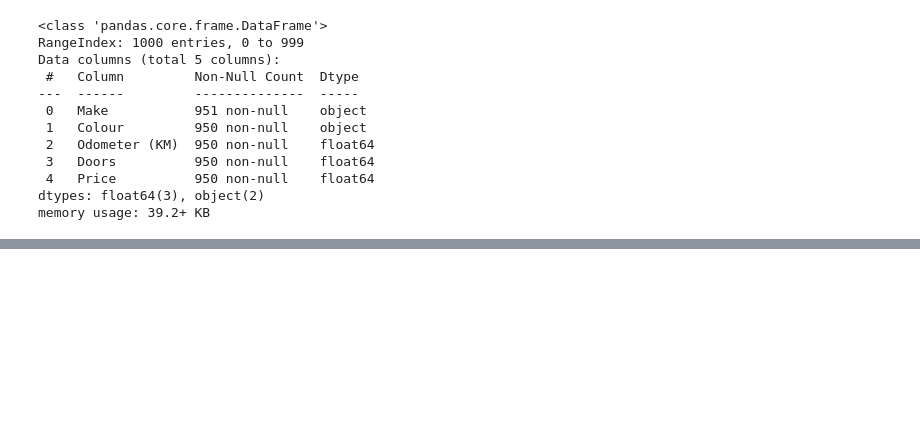
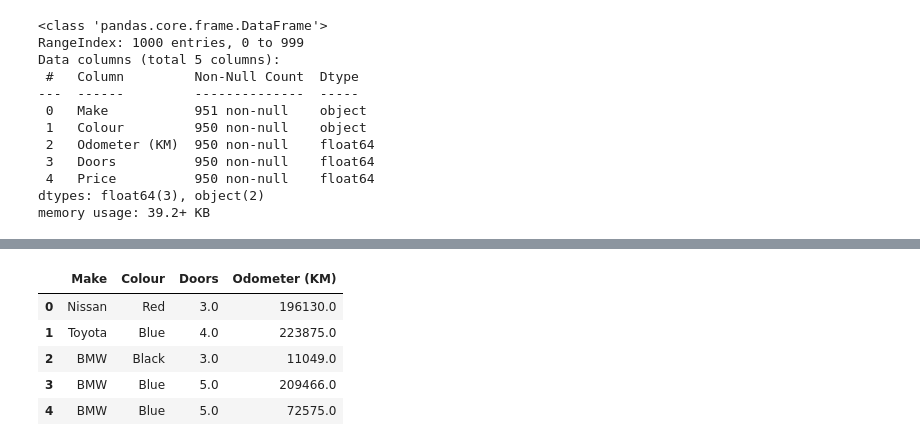
Before and after one commit to nevaan9/zero-to-mastery-ml, a Jupyter notebook: nevaanperera_practice/Cleaning, manipulating and transforming data.ipynb, the cells around one changed output, grey strips where cells are left out. Cells and saved outputs as stored; diff of their text form; code cells hidden in the pictures; blank space fills up the shorter version.

```diff
--- a/nevaanperera_practice/Cleaning, manipulating and transforming data.ipynb
+++ b/nevaanperera_practice/Cleaning, manipulating and transforming data.ipynb
@@ -274,0 +350,9 @@ num_imputer = SimpleImputer(strategy="mean")
+# %%
+car_sales_filled_test_2.head()
+# %% [output]
+|  | Make | Colour | Doors | Odometer (KM) |
+| 0 | Nissan | Red | 3.0 | 196130.0 |
+| 1 | Toyota | Blue | 4.0 | 223875.0 |
+| 2 | BMW | Black | 3.0 | 11049.0 |
+| 3 | BMW | Blue | 5.0 | 209466.0 |
+| 4 | BMW | Blue | 5.0 | 72575.0 |
```
Also changed, not shown: parts of 8 cells of this notebook, 1 other file.
